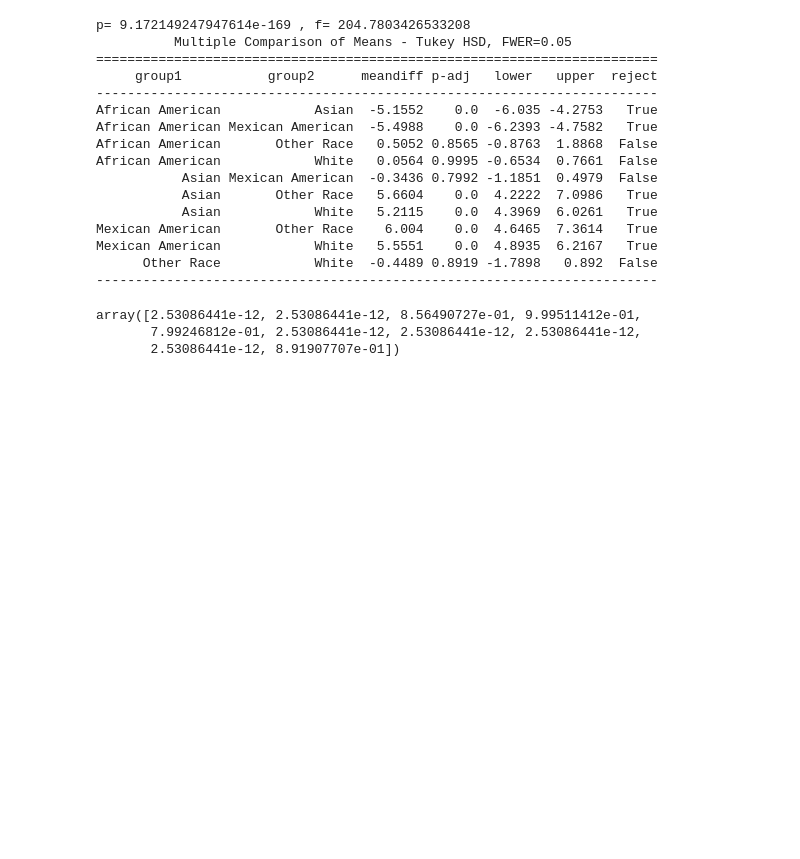
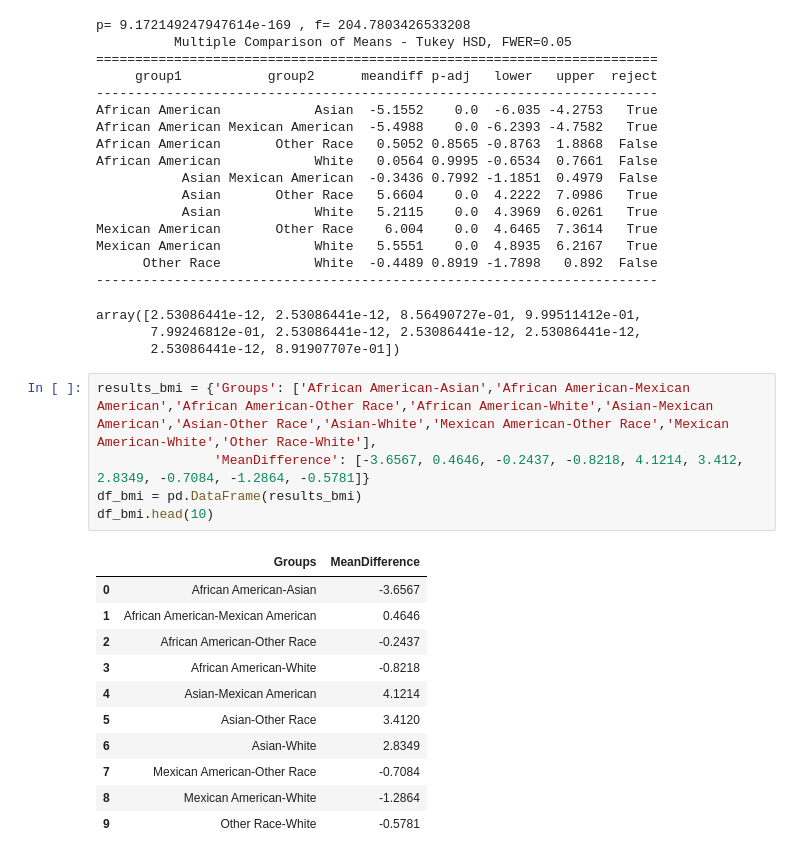
Before and after one commit to aleks111sh/data-science-healthcare-AH, a Jupyter notebook: Data_Science_Healthcare_Dataset.ipynb, the cells around one changed output. Drawn from its saved outputs; the diff is of its cells as text; blank space fills up the shorter version.

```diff
--- a/Data_Science_Healthcare_Dataset.ipynb
+++ b/Data_Science_Healthcare_Dataset.ipynb
@@ -444,3 +444,20 @@ Mexican American            White   5.5551    0.0  4.8935  6.2167   True
 array([2.53086441e-12, 2.53086441e-12, 8.56490727e-01, 9.99511412e-01,
        7.99246812e-01, 2.53086441e-12, 2.53086441e-12, 2.53086441e-12,
        2.53086441e-12, 8.91907707e-01])
+# %%
+results_bmi = {'Groups': ['African American-Asian','African American-Mexican American','African American-Other Race','African American-White','Asian-Mexican American','Asian-Other Race','Asian-White','Mexican American-Other Race','Mexican American-White','Other Race-White'],
+               'MeanDifference': [-3.6567, 0.4646, -0.2437, -0.8218, 4.1214, 3.412, 2.8349, -0.7084, -1.2864, -0.5781]}
+df_bmi = pd.DataFrame(results_bmi)
+df_bmi.head(10)
+# %% [output]
+|  | Groups | MeanDifference |
+| 0 | African American-Asian | -3.6567 |
+| 1 | African American-Mexican American | 0.4646 |
+| 2 | African American-Other Race | -0.2437 |
+| 3 | African American-White | -0.8218 |
+| 4 | Asian-Mexican American | 4.1214 |
+| 5 | Asian-Other Race | 3.4120 |
+| 6 | Asian-White | 2.8349 |
+| 7 | Mexican American-Other Race | -0.7084 |
+| 8 | Mexican American-White | -1.2864 |
+| 9 | Other Race-White | -0.5781 |
```
Also changed, not shown: parts of 5 cells of this notebook.
